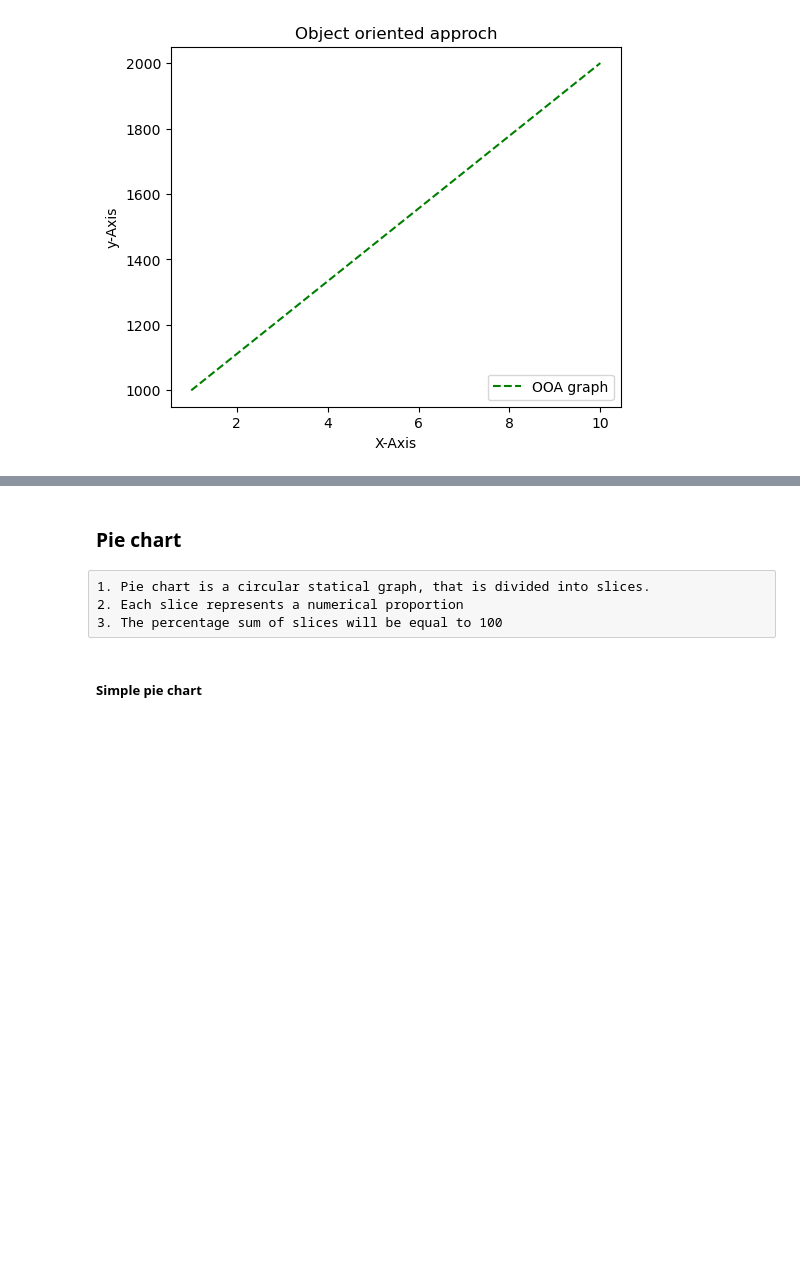
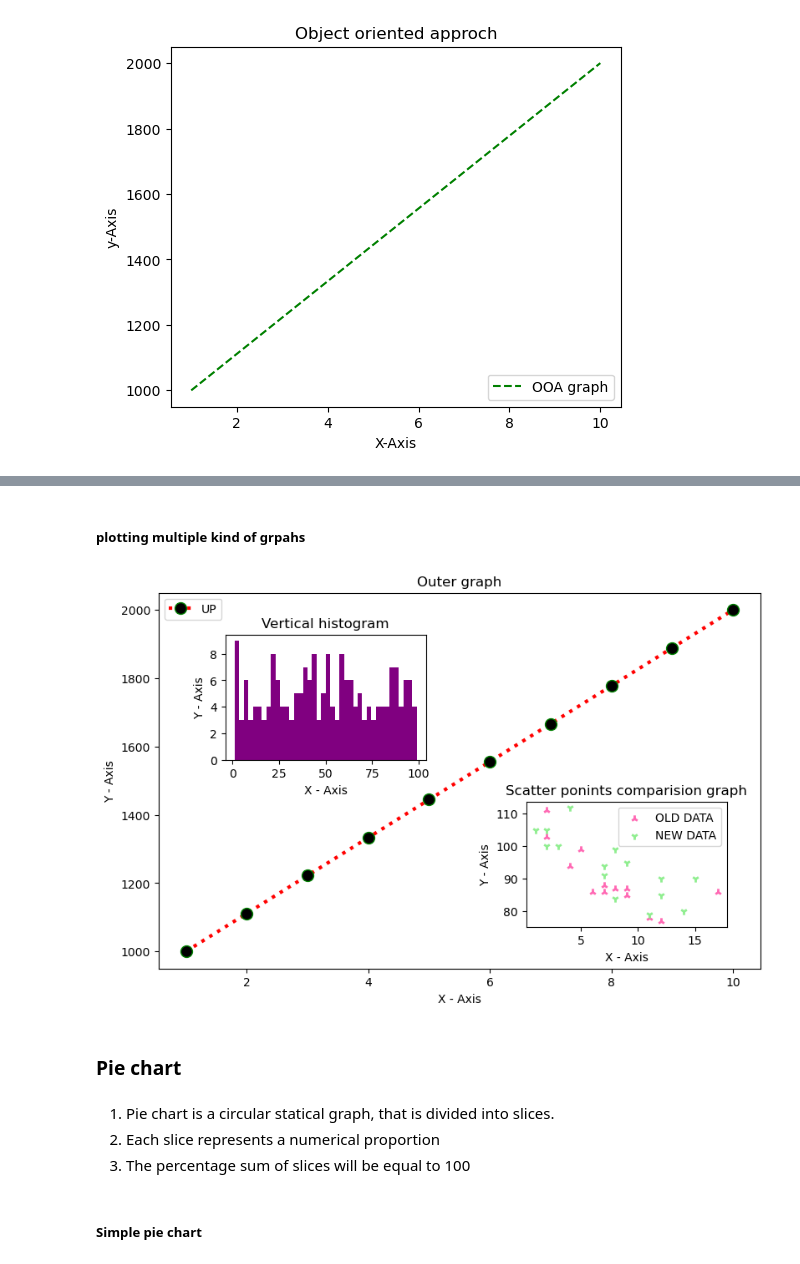
Before and after one commit to Sureshkrishh/Datascience-notes, a Jupyter notebook: 1. Python/011. Matplotlib.ipynb, the cells around one changed output, grey strips where cells are left out. Cells and saved outputs as stored; diff of their text form; code cells hidden in the pictures; blank space fills up the shorter version.

```diff
--- a/1. Python/011. Matplotlib.ipynb
+++ b/1. Python/011. Matplotlib.ipynb
@@ -217,9 +248,44 @@ plt.show()
+# %% [markdown]
+##### plotting multiple kind of grpahs
+# %%
+figm = plt.figure(figsize=(8,5), dpi=100)
+
+# Creating boundaries / plot area
+axes_o = figm.add_axes([0.1,0.1,0.9,0.9])
+axes_s = figm.add_axes([0.65,0.2,0.3,0.3])
+axes_h = figm.add_axes([0.2,0.6,0.3,0.3])
+
+# Plotting the first graph
+axes_o.plot(ar1, ar2, color='red', linestyle=':', linewidth=3,
+         marker='o', markersize=10, markerfacecolor='black',markeredgecolor='green', label='UP')
+axes_o.set_xlabel('X - Axis')
+axes_o.set_ylabel('Y - Axis')
+axes_o.set_title('Outer graph')
+axes_o.legend(loc=0)
+
+# Plotting the scatter graph
+axes_s.scatter(x1,y1, label='OLD DATA', marker= '2', linewidth=2, color='hotpink')
+axes_s.scatter(x2,y2, label='NEW DATA', marker='1', linewidth=2 ,color='lightgreen')
+axes_s.set_xlabel('X - Axis')
+axes_s.set_ylabel('Y - Axis')
+axes_s.set_title('Scatter ponints comparision graph')
+axes_s.legend(loc=1)
+
+# Plotting the histogram
+axes_h.hist(hst, bins=40, histtype='stepfilled', orientation='vertical',color='purple')
+axes_h.set_xlabel('X - Axis')
+axes_h.set_ylabel('Y - Axis')
+axes_h.set_title('Vertical histogram')
+
+plt.show()
+# %% [output]
+[figure, added]
 # %% [markdown]
 ### Pie chart
-# %% [raw]
-1. Pie chart is a circular statical graph, that is divided into slices.
-2. Each slice represents a numerical proportion
-3. The percentage sum of slices will be equal to 100
+# %% [markdown]
+1. Pie chart is a circular statical graph, that is divided into slices.
+2. Each slice represents a numerical proportion
+3. The percentage sum of slices will be equal to 100
 # %% [markdown]
 ##### Simple pie chart
 # %%
```
Also changed, not shown: parts of 18 cells of this notebook, 2 other files.
